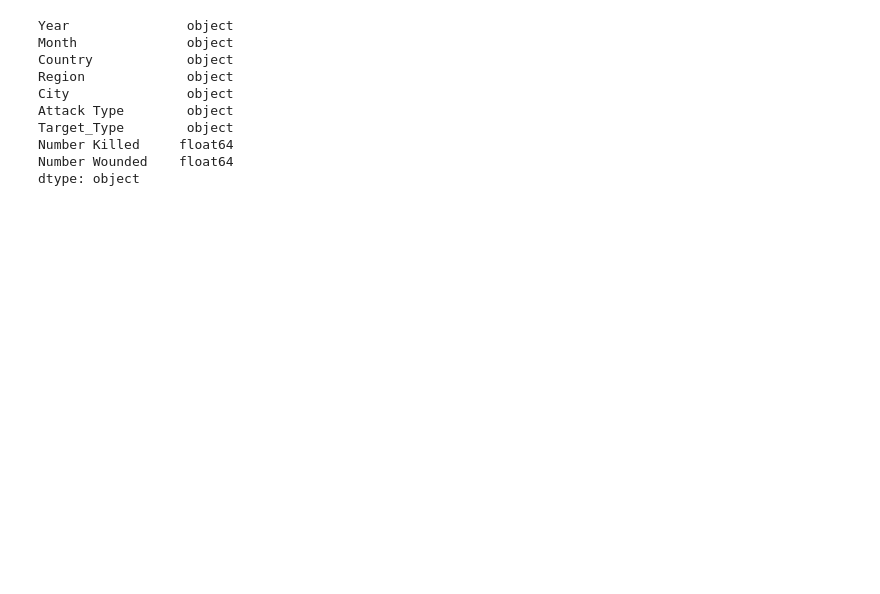
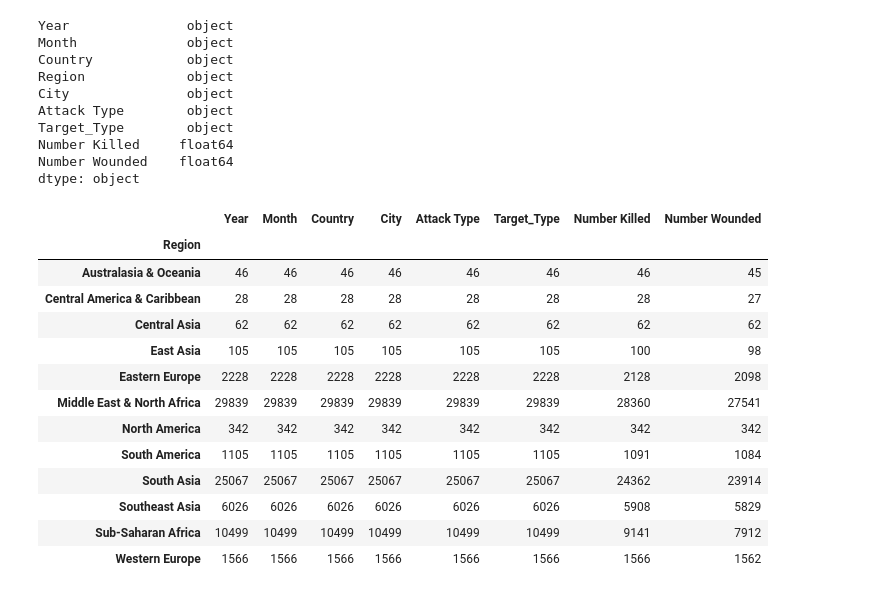
Before and after one commit to kristen-hyman/Group_Project, a Jupyter notebook: kristen_file.ipynb, the cells around one changed output. Saved outputs shown, nothing was run; the diff lists cells and outputs as text; code cells hidden in the pictures; blank space fills up the shorter version.

```diff
--- a/kristen_file.ipynb
+++ b/kristen_file.ipynb
@@ -27,6 +27,25 @@ Target_Type        object
 Number Killed     float64
 Number Wounded    float64
 dtype: object
+# %%
+terror = renamed_df.groupby(["Region"]).count()
+terroryear = terror.groupby(["Year"])
+terroryear.head()
+# %% [output]
+|  | Year | Month | Country | City | Attack Type | Target_Type | Number Killed | Number Wounded |
+| Region |  |  |  |  |  |  |  |  |
+| Australasia & Oceania | 46 | 46 | 46 | 46 | 46 | 46 | 46 | 45 |
+| Central America & Caribbean | 28 | 28 | 28 | 28 | 28 | 28 | 28 | 27 |
+| Central Asia | 62 | 62 | 62 | 62 | 62 | 62 | 62 | 62 |
+| East Asia | 105 | 105 | 105 | 105 | 105 | 105 | 100 | 98 |
+| Eastern Europe | 2228 | 2228 | 2228 | 2228 | 2228 | 2228 | 2128 | 2098 |
+| Middle East & North Africa | 29839 | 29839 | 29839 | 29839 | 29839 | 29839 | 28360 | 27541 |
+| North America | 342 | 342 | 342 | 342 | 342 | 342 | 342 | 342 |
+| South America | 1105 | 1105 | 1105 | 1105 | 1105 | 1105 | 1091 | 1084 |
+| South Asia | 25067 | 25067 | 25067 | 25067 | 25067 | 25067 | 24362 | 23914 |
+| Southeast Asia | 6026 | 6026 | 6026 | 6026 | 6026 | 6026 | 5908 | 5829 |
+| Sub-Saharan Africa | 10499 | 10499 | 10499 | 10499 | 10499 | 10499 | 9141 | 7912 |
+| Western Europe | 1566 | 1566 | 1566 | 1566 | 1566 | 1566 | 1566 | 1562 |
 # %%
 #Break up dataframes by year
 FY2012DF  = renamed_df.loc[renamed_df["Year"] == "2012", :]
```
Also changed, not shown: parts of 3 cells of this notebook.
